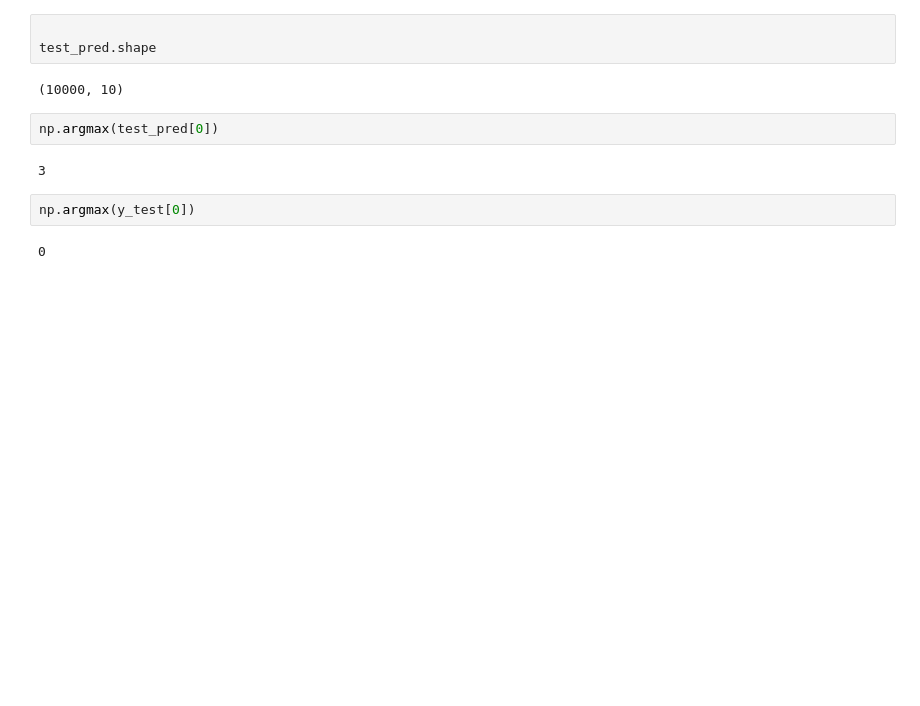
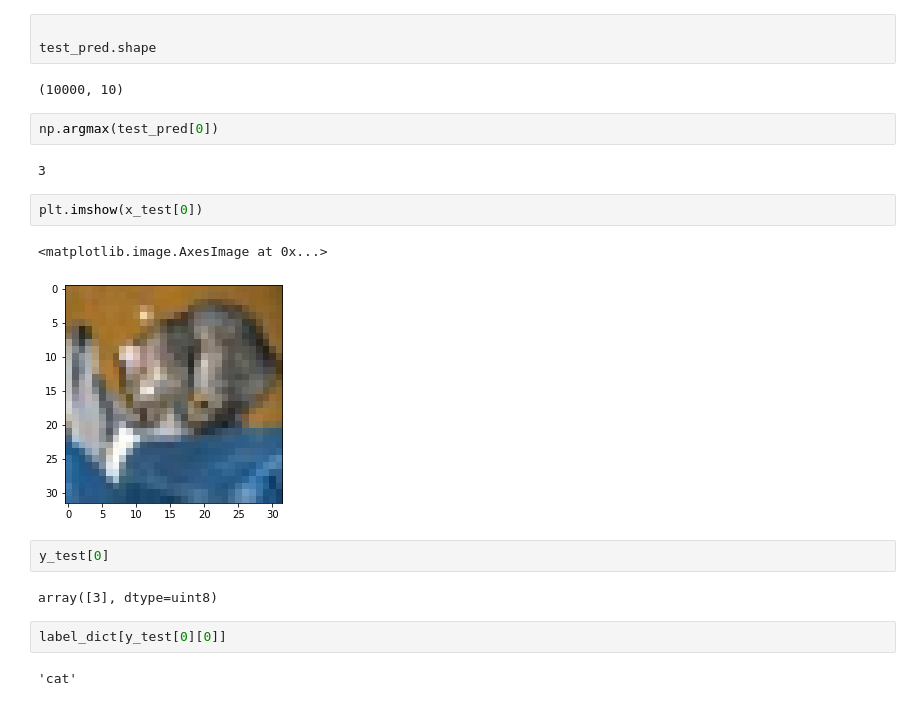
Before and after one commit to PhoenixNest/Hello-Tensorflow, a Jupyter notebook: Course/2.0/Example/7-CIFAR.ipynb, the cells around one changed output. Drawn from its saved outputs; the diff is of its cells as text; blank space fills up the shorter version.

```diff
--- a/Course/2.0/Example/7-CIFAR.ipynb
+++ b/Course/2.0/Example/7-CIFAR.ipynb
@@ -194,7 +211,16 @@ test_pred.shape
 np.argmax(test_pred[0])
 # %% [output]
 3
+# %%
+plt.imshow(x_test[0])
+# %% [output]
+<matplotlib.image.AxesImage at 0x...>
+[figure, added]
+# %%
+y_test[0]
+# %% [output]
+array([3], dtype=uint8)
 # %%
-np.argmax(y_test[0])
+label_dict[y_test[0][0]]
 # %% [output]
-0
+'cat'
```
Also changed, not shown: parts of 7 cells of this notebook, 3 other files.
